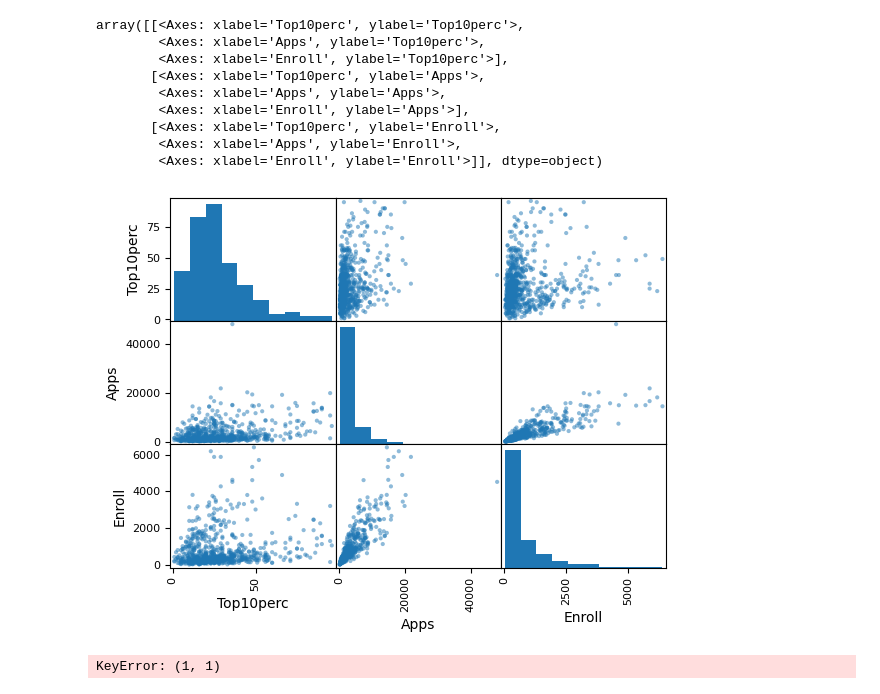
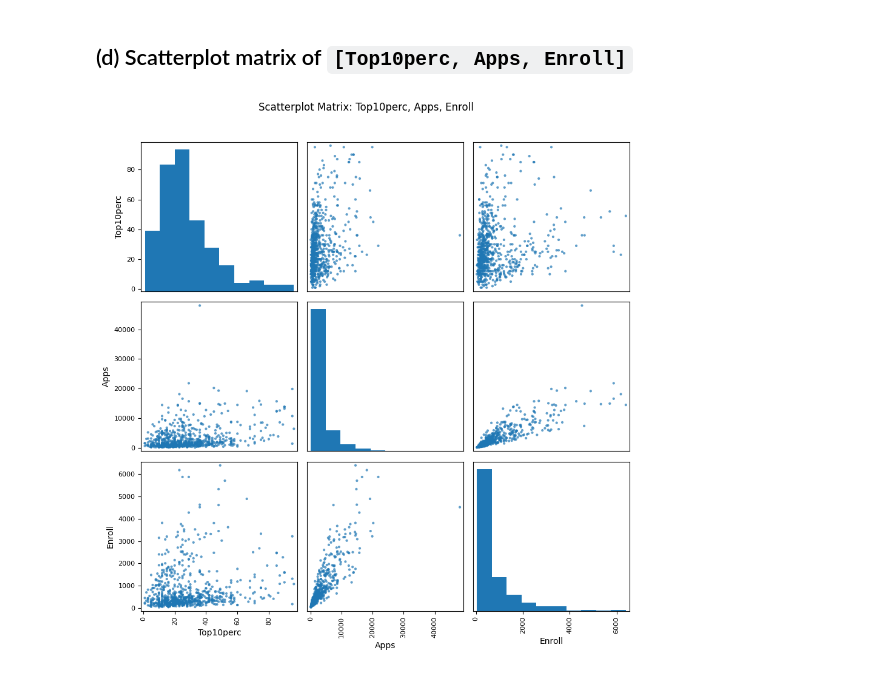
Before and after one commit to samuelbengtssonekstrom-lab/ISLP, a Jupyter notebook: Chapter2/Ex8.ipynb, the cells around one changed output. Cells and saved outputs as stored; diff of their text form; code cells hidden in the pictures.

```diff
--- a/Chapter2/Ex8.ipynb
+++ b/Chapter2/Ex8.ipynb
@@ -61,17 +71,14 @@ array([[<Axes: xlabel='Apps', ylabel='Apps'>,
-# %%
-pd.plotting.scatter_matrix(college[['Top10perc', 'Apps', 'Enroll']])
-# %% [output]
-array([[<Axes: xlabel='Top10perc', ylabel='Top10perc'>,
-        <Axes: xlabel='Apps', ylabel='Top10perc'>,
-        <Axes: xlabel='Enroll', ylabel='Top10perc'>],
-       [<Axes: xlabel='Top10perc', ylabel='Apps'>,
-        <Axes: xlabel='Apps', ylabel='Apps'>,
-        <Axes: xlabel='Enroll', ylabel='Apps'>],
-       [<Axes: xlabel='Top10perc', ylabel='Enroll'>,
-        <Axes: xlabel='Apps', ylabel='Enroll'>,
-        <Axes: xlabel='Enroll', ylabel='Enroll'>]], dtype=object)
-[figure, removed]
-# %%
-college[1, 1]
-# %% [output]
-KeyError: (1, 1)
+# %% [markdown]
+## (d) Scatterplot matrix of `[Top10perc, Apps, Enroll]`
+# %%
+pd.plotting.scatter_matrix(
+    college[['Top10perc', 'Apps', 'Enroll']],
+    figsize=(9, 9),
+    diagonal='hist',
+    alpha=0.7
+)
+plt.suptitle('Scatterplot Matrix: Top10perc, Apps, Enroll', y=1.02)
+plt.tight_layout()
+plt.show()
+# %% [output]
+[figure, added]
```
Also changed, not shown: parts of 23 cells of this notebook.
